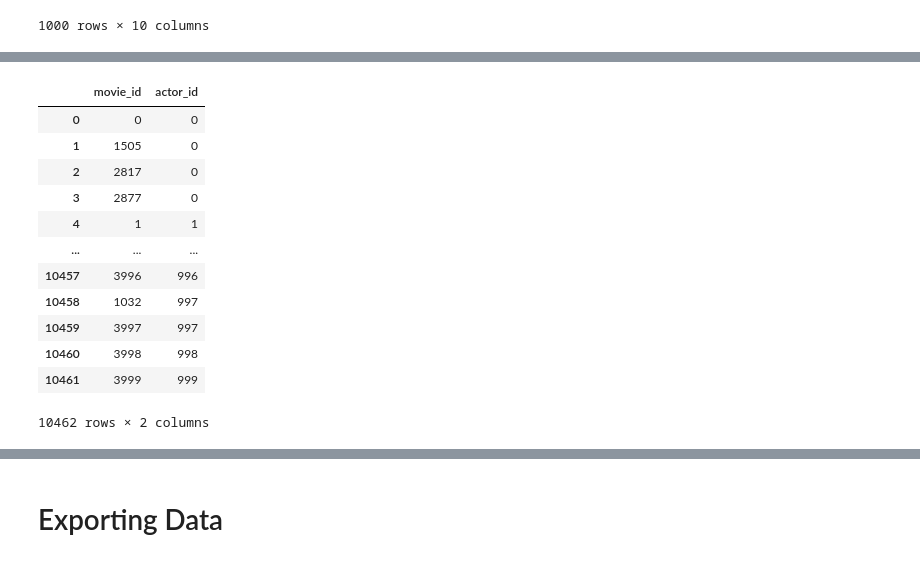
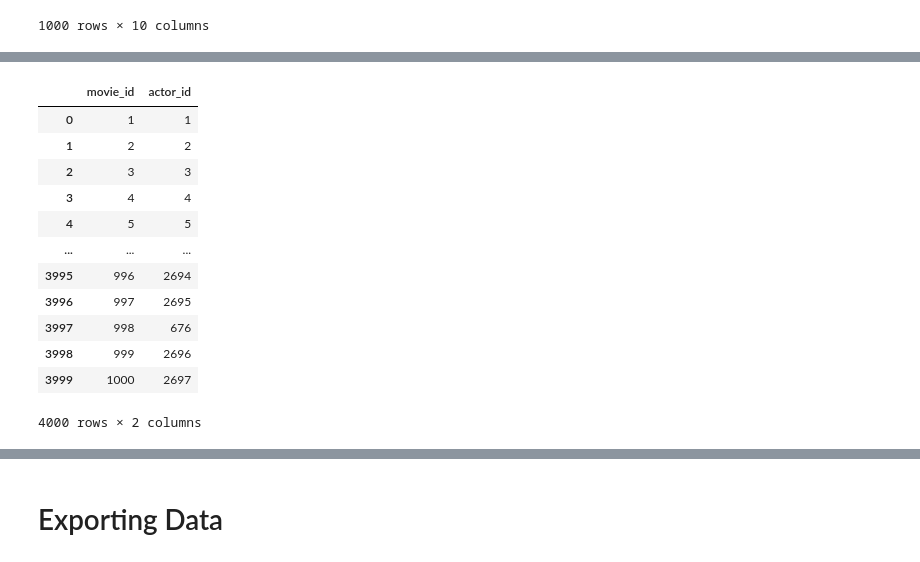
Before and after one commit to Costa-LG/Movies-Data-Analysis, a Jupyter notebook: Cleaning_Data.ipynb, the cells around one changed output, grey strips where cells are left out. Drawn from its saved outputs; the diff is of its cells as text; code cells hidden in the pictures.

```diff
--- a/Cleaning_Data.ipynb
+++ b/Cleaning_Data.ipynb
@@ -201,5 +203,6 @@ movies
 | 999 | 1000 | The 39 Steps | 1935 | NaN | 86 | Crime, Mystery, Thriller | 7.6 | ... |
 1000 rows × 10 columns
 # %%
-acted = df.melt(id_vars = ["id"], value_vars = ["Star1", "Star2", "Star3", "Star4"], value_name = "actor")
-acted
+actors = df.melt(id_vars = ["id"], value_vars = ["Star1", "Star2", "Star3", "Star4"], value_name = "actor")
+data_dict = {"actor": actors.actor.unique()}
+actors = pd.DataFrame(data = data_dict, columns = ["actor"])
@@ -220,3 +209,6 @@ acted
 # %%
-actors.head()
+actors.reset_index(inplace = True)
+actors.rename(columns = {"index":"id"}, inplace = True)
+actors.id += 1
+actors
 # %% [output]
@@ -241,21 +246,21 @@ acted
 # %%
-acted = pd.DataFrame(data = acted, columns = ["index_y", "index_x"])
+acted = pd.DataFrame(data = acted, columns = ["id_x", "id_y"])
 acted.columns = ["movie_id", "actor_id"]
 acted
 # %% [output]
 |  | movie_id | actor_id |
-| 0 | 0 | 0 |
-| 1 | 1505 | 0 |
-| 2 | 2817 | 0 |
-| 3 | 2877 | 0 |
-| 4 | 1 | 1 |
+| 0 | 1 | 1 |
+| 1 | 2 | 2 |
+| 2 | 3 | 3 |
+| 3 | 4 | 4 |
+| 4 | 5 | 5 |
 | ... | ... | ... |
-| 10457 | 3996 | 996 |
-| 10458 | 1032 | 997 |
-| 10459 | 3997 | 997 |
-| 10460 | 3998 | 998 |
-| 10461 | 3999 | 999 |
+| 3995 | 996 | 2694 |
+| 3996 | 997 | 2695 |
+| 3997 | 998 | 676 |
+| 3998 | 999 | 2696 |
+| 3999 | 1000 | 2697 |
-10462 rows × 2 columns
+4000 rows × 2 columns
 # %%
 directors.head()
 # %% [output]
```
Also changed, not shown: parts of 14 cells of this notebook.
